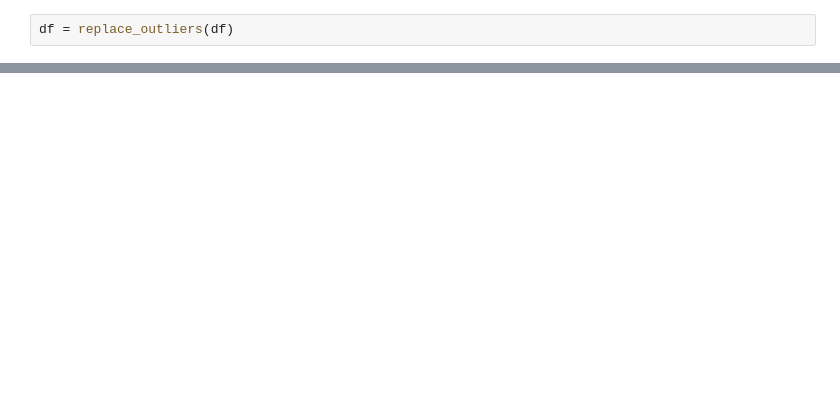
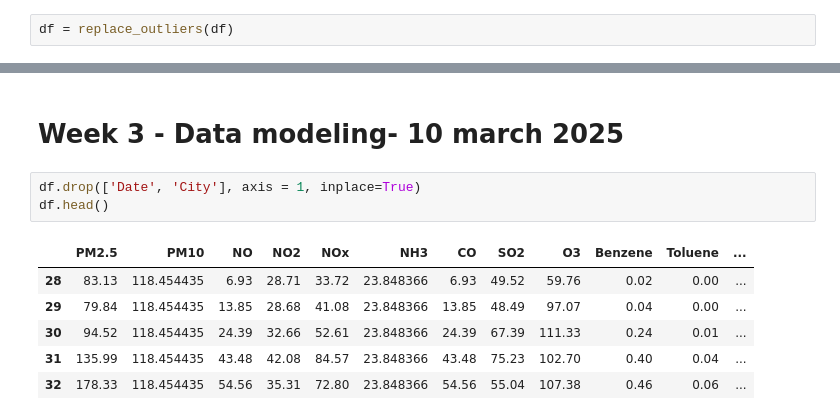
Before and after one commit to vicky777302/Air-Quality-index-Prediction-AICTE-Cycle-4, a Jupyter notebook: Air Quality index .ipynb, the cells around one changed output, grey strips where cells are left out. Saved outputs shown, nothing was run; the diff lists cells and outputs as text; blank space fills up the shorter version.

Commit message:
Add files via upload
Week 3 and Final Submission

```diff
--- a/Air Quality index .ipynb
+++ b/Air Quality index .ipynb
@@ -442,0 +445,12 @@ ValueError: could not convert string to float: '2015-01-29'
+# %% [markdown]
+# Week 3 - Data modeling- 10 march 2025
+# %%
+df.drop(['Date', 'City'], axis = 1, inplace=True)
+df.head()
+# %% [output]
+|  | PM2.5 | PM10 | NO | NO2 | NOx | NH3 | CO | SO2 | O3 | Benzene | Toluene | ... |
+| 28 | 83.13 | 118.454435 | 6.93 | 28.71 | 33.72 | 23.848366 | 6.93 | 49.52 | 59.76 | 0.02 | 0.00 | ... |
+| 29 | 79.84 | 118.454435 | 13.85 | 28.68 | 41.08 | 23.848366 | 13.85 | 48.49 | 97.07 | 0.04 | 0.00 | ... |
+| 30 | 94.52 | 118.454435 | 24.39 | 32.66 | 52.61 | 23.848366 | 24.39 | 67.39 | 111.33 | 0.24 | 0.01 | ... |
+| 31 | 135.99 | 118.454435 | 43.48 | 42.08 | 84.57 | 23.848366 | 43.48 | 75.23 | 102.70 | 0.40 | 0.04 | ... |
+| 32 | 178.33 | 118.454435 | 54.56 | 35.31 | 72.80 | 23.848366 | 54.56 | 55.04 | 107.38 | 0.46 | 0.06 | ... |
```
Also changed, not shown: parts of 24 cells of this notebook.
